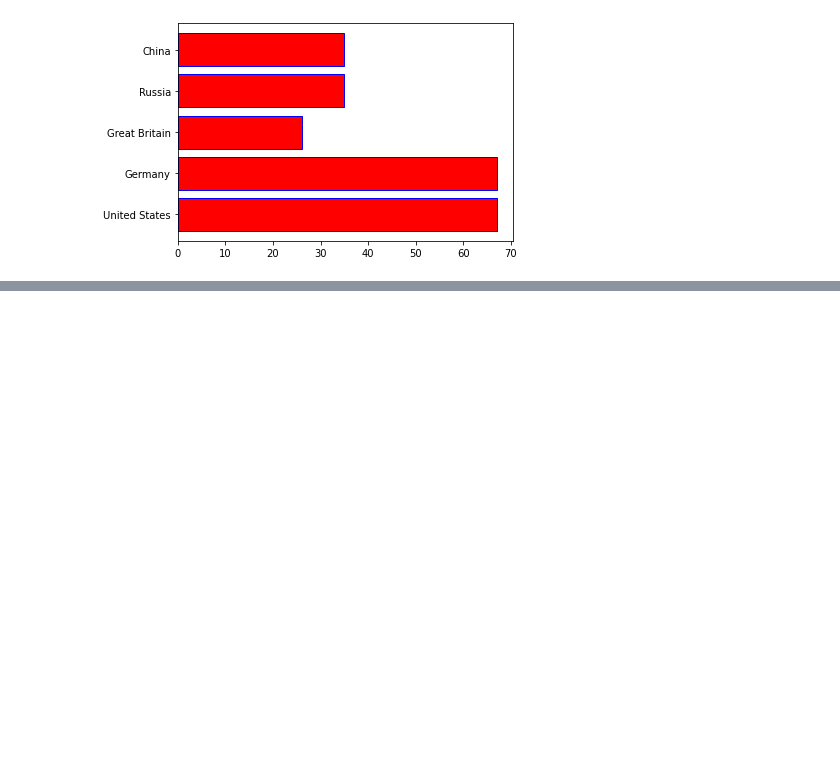
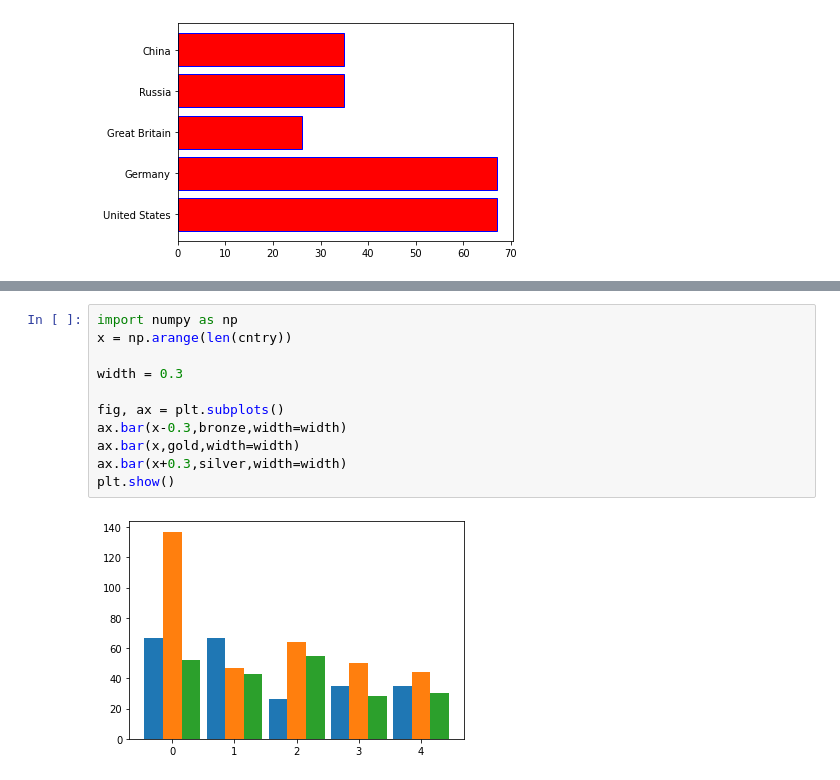
Before and after one commit to adambria1309/KurapikaZoldyck, a Jupyter notebook: Data Visualization/Introduction to Matplotlib.ipynb, the cells around one changed output, grey strips where cells are left out. Drawn from its saved outputs; the diff is of its cells as text; blank space fills up the shorter version.

```diff
--- a/Data Visualization/Introduction to Matplotlib.ipynb
+++ b/Data Visualization/Introduction to Matplotlib.ipynb
@@ -174,0 +203,13 @@ plt.show()
+# %%
+import numpy as np
+x = np.arange(len(cntry))
+
+width = 0.3
+
+fig, ax = plt.subplots()
+ax.bar(x-0.3,bronze,width=width)
+ax.bar(x,gold,width=width)
+ax.bar(x+0.3,silver,width=width)
+plt.show()
+# %% [output]
+[figure, added]
```
Also changed, not shown: parts of 21 cells of this notebook.
